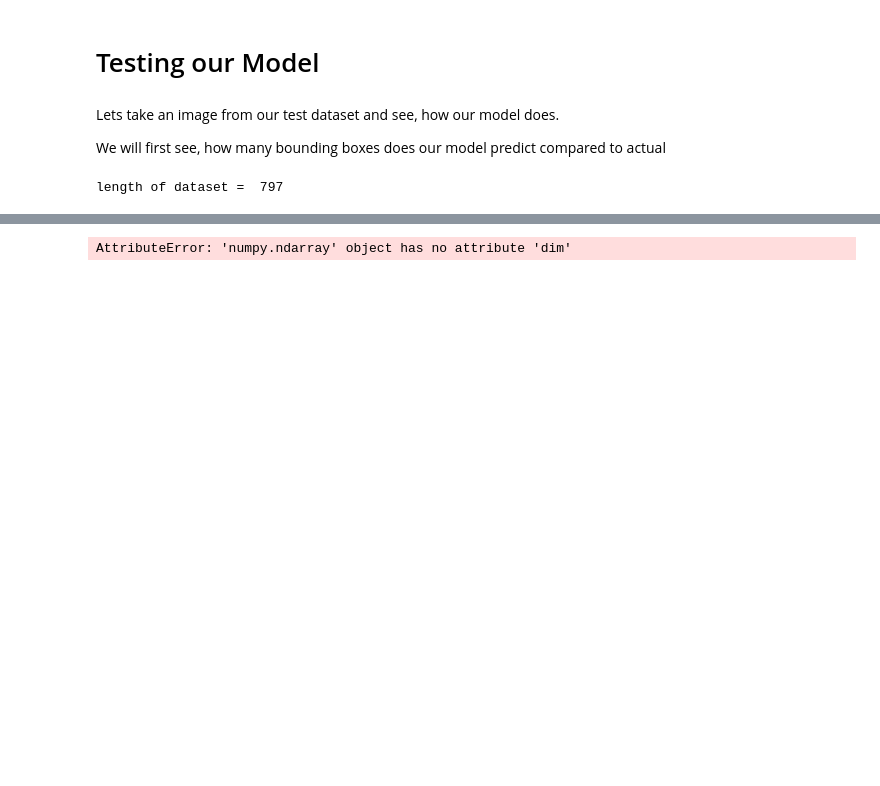
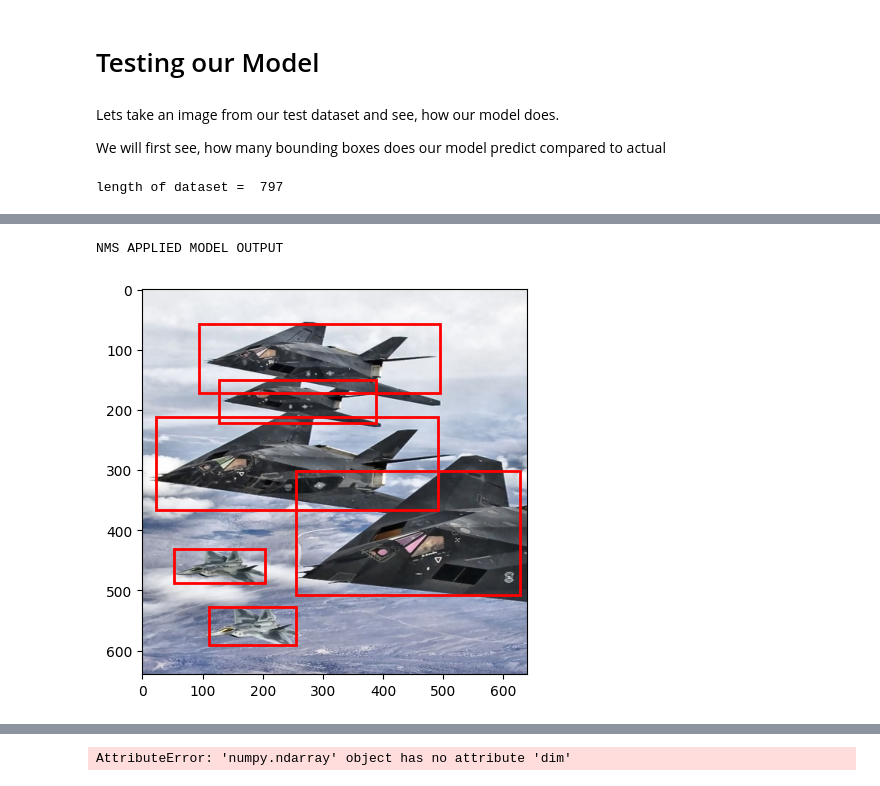
Before and after one commit to jupiterangulo/winter-computervision-final-project, a Jupyter notebook: Faster_RCNN_V2.ipynb, the cells around one changed output, grey strips where cells are left out. Saved outputs shown, nothing was run; the diff lists cells and outputs as text; code cells hidden in the pictures; blank space fills up the shorter version.

```diff
--- a/Faster_RCNN_V2.ipynb
+++ b/Faster_RCNN_V2.ipynb
@@ -523,0 +604,7 @@ ValueError: Your 'label_fields' are not valid - them must have same names as par
+# %%
+nms_prediction = apply_nms(pred, iou_thresh=0.2)
+print('NMS APPLIED MODEL OUTPUT')
+plot_img_bbox(torch_to_pil(image), nms_prediction)
+# %% [output]
+NMS APPLIED MODEL OUTPUT
+[figure, added]
```
Also changed, not shown: parts of 23 cells of this notebook.
